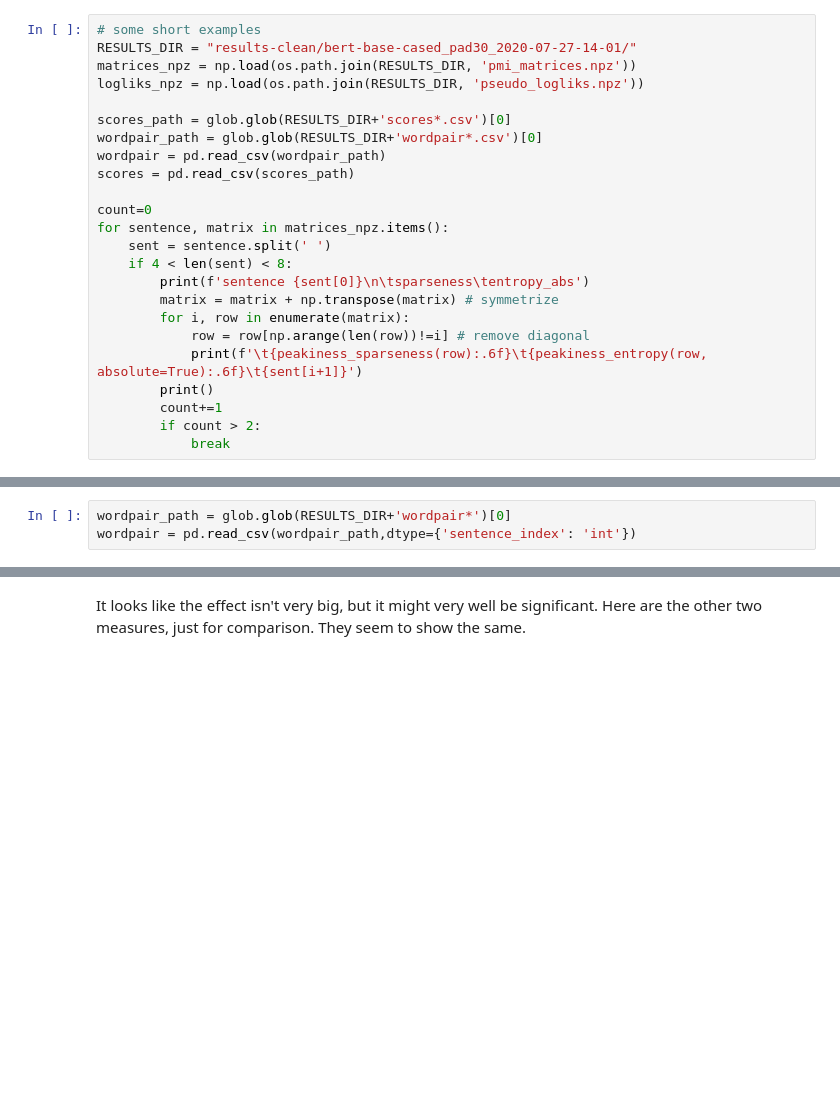
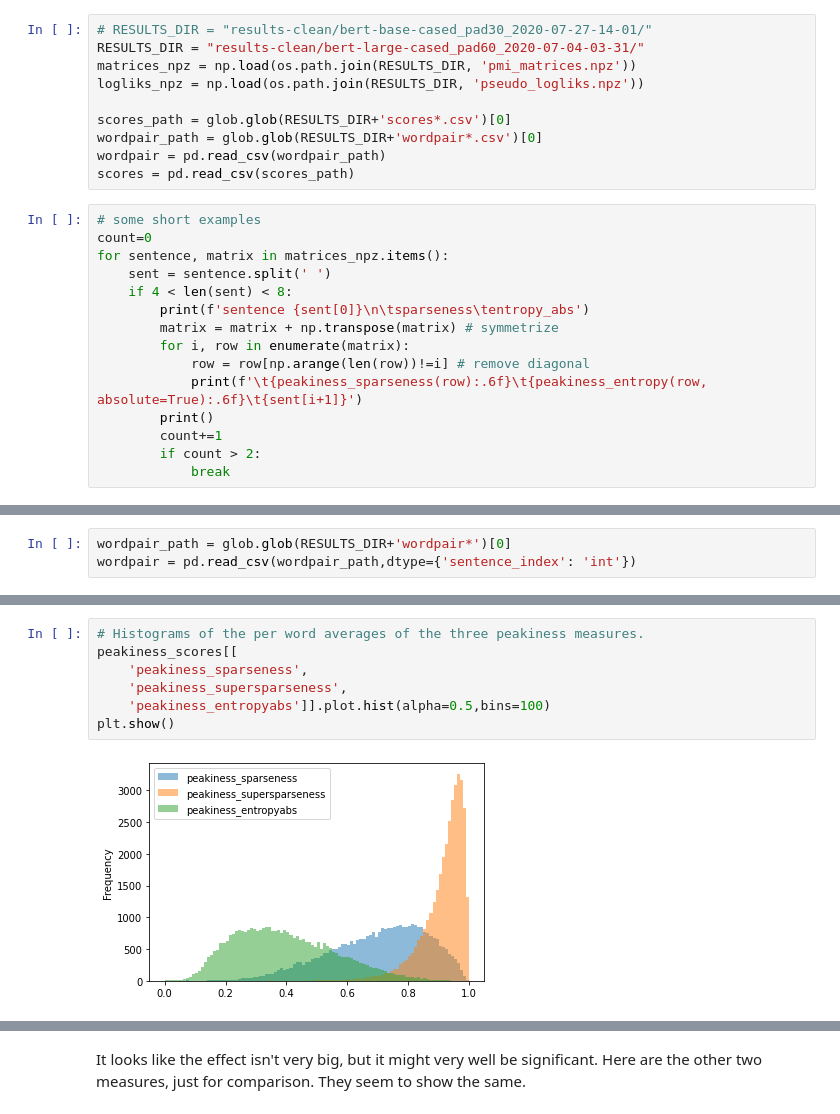
Before and after one commit to postylem/pmi-dependencies, a Jupyter notebook: peakiness.ipynb, the cells around one changed output, grey strips where cells are left out. Drawn from its saved outputs; the diff is of its cells as text; blank space fills up the shorter version.

```diff
--- a/peakiness.ipynb
+++ b/peakiness.ipynb
@@ -203,14 +174,15 @@ The for vectors in the middle range, 'entropy_abs' measure is generally a bit lo
+# %%
+# RESULTS_DIR = "results-clean/bert-base-cased_pad30_2020-07-27-14-01/"
+RESULTS_DIR = "results-clean/bert-large-cased_pad60_2020-07-04-03-31/"
+matrices_npz = np.load(os.path.join(RESULTS_DIR, 'pmi_matrices.npz'))
+logliks_npz = np.load(os.path.join(RESULTS_DIR, 'pseudo_logliks.npz'))
+
+scores_path = glob.glob(RESULTS_DIR+'scores*.csv')[0]
+wordpair_path = glob.glob(RESULTS_DIR+'wordpair*.csv')[0]
+wordpair = pd.read_csv(wordpair_path)
+scores = pd.read_csv(scores_path)
 # %%
 # some short examples
-RESULTS_DIR = "results-clean/bert-base-cased_pad30_2020-07-27-14-01/"
-matrices_npz = np.load(os.path.join(RESULTS_DIR, 'pmi_matrices.npz'))
-logliks_npz = np.load(os.path.join(RESULTS_DIR, 'pseudo_logliks.npz'))
-
-scores_path = glob.glob(RESULTS_DIR+'scores*.csv')[0]
-wordpair_path = glob.glob(RESULTS_DIR+'wordpair*.csv')[0]
-wordpair = pd.read_csv(wordpair_path)
-scores = pd.read_csv(scores_path)
-
 count=0
 for sentence, matrix in matrices_npz.items():
     sent = sentence.split(' ')
@@ -424,0 +480,9 @@ peakiness_scores = pd.DataFrame(
+# %%
+# Histograms of the per word averages of the three peakiness measures.
+peakiness_scores[[
+    'peakiness_sparseness',
+    'peakiness_supersparseness',
+    'peakiness_entropyabs']].plot.hist(alpha=0.5,bins=100)
+plt.show()
+# %% [output]
+[figure, added]
```
Also changed, not shown: parts of 57 cells of this notebook.
